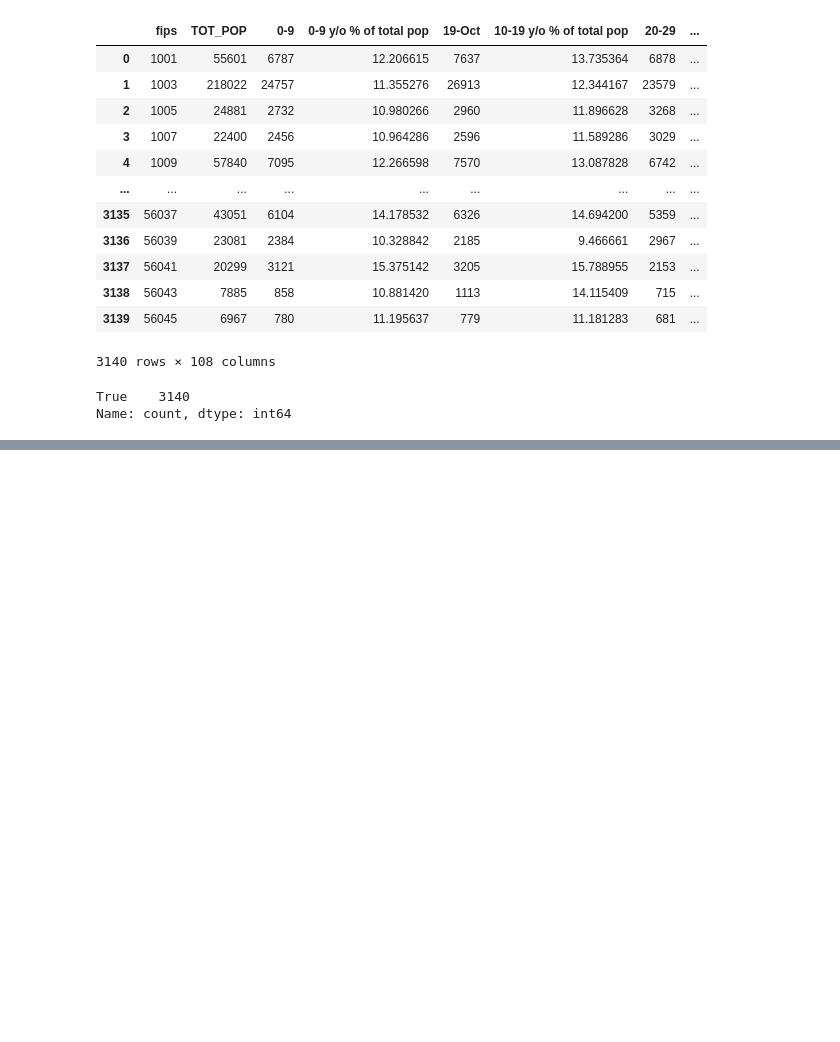
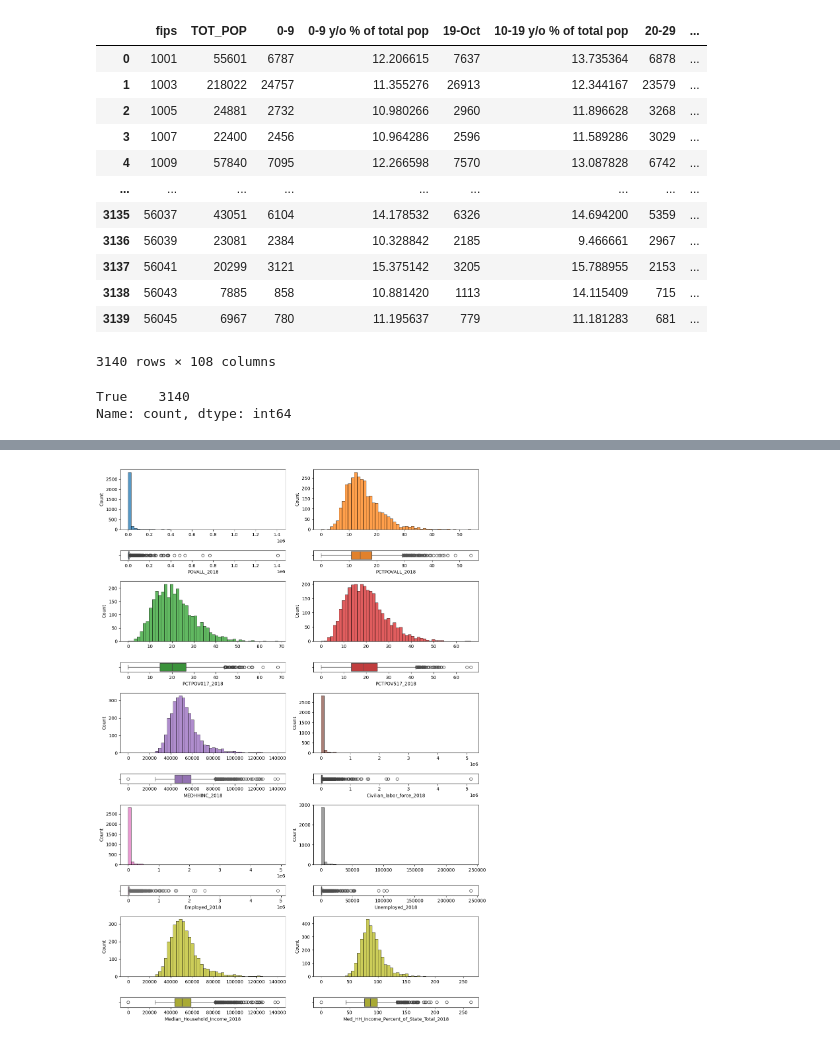
Before and after one commit to 4GeeksAcademy/sergio-roque-regularized-regression, a Jupyter notebook: src/explore.ipynb, the cells around one changed output, grey strips where cells are left out. Saved outputs shown, nothing was run; the diff lists cells and outputs as text; code cells hidden in the pictures; blank space fills up the shorter version.

```diff
--- a/src/explore.ipynb
+++ b/src/explore.ipynb
@@ -148,0 +294,52 @@ memory usage: 1.2 MB
+# %%
+# ANALISIS DE VARIABLES NUMERICAS
+fig, axis = plt.subplots(10, 2, figsize = (12, 17), gridspec_kw={'height_ratios': [6, 1, 6, 1, 6, 1, 6, 1, 6, 1]})
+
+# Crear una figura múltiple con histogramas y diagramas de caja
+# POVALL_2018
+sns.histplot(ax = axis[0, 0], data = data, x = "POVALL_2018", bins=50, color="#1f77b4").set(xlabel = None)
+sns.boxplot(ax = axis[1, 0], data = data, x = "POVALL_2018", color="#1f77b4").set(xlabel = "POVALL_2018")
+
+# PCTPOVALL_2018
+sns.histplot(ax = axis[0, 1], data = data, x = "PCTPOVALL_2018", bins=50, color="#ff7f0e").set(xlabel = None)
+sns.boxplot(ax = axis[1, 1], data = data, x = "PCTPOVALL_2018", color="#ff7f0e").set(xlabel = "PCTPOVALL_2018")
+
+# PCTPOV017_2018
+sns.histplot(ax = axis[2, 0], data = data, x = "PCTPOV017_2018", bins=50, color="#2ca02c").set(xlabel = None)
+sns.boxplot(ax = axis[3, 0], data = data, x = "PCTPOV017_2018", color="#2ca02c").set(xlabel = "PCTPOV017_2018")
+
+# PCTPOV517_2018
+sns.histplot(ax = axis[2, 1], data = data, x = "PCTPOV517_2018", bins=50, color="#d62728").set(xlabel = None)
+sns.boxplot(ax = axis[3, 1], data = data, x = "PCTPOV517_2018", color="#d62728").set(xlabel = "PCTPOV517_2018")
+
+# MEDHHINC_2018
+sns.histplot(ax = axis[4, 0], data = data, x = "MEDHHINC_2018", bins=50, color="#9467bd").set(xlabel = None)
+sns.boxplot(ax = axis[5, 0], data = data, x = "MEDHHINC_2018", color="#9467bd").set(xlabel = "MEDHHINC_2018")
+
+# Civilian_labor_force_2018
+sns.histplot(ax = axis[4, 1], data = data, x = "Civilian_labor_force_2018", bins=50, color="#8c564b").set(xlabel = None)
+sns.boxplot(ax = axis[5, 1], data = data, x = "Civilian_labor_force_2018", color="#8c564b").set(xlabel = "Civilian_labor_force_2018")
+
+# Employed_2018
+sns.histplot(ax = axis[6, 0], data = data, x = "Employed_2018", bins=50, color="#e377c2").set(xlabel = None)
+sns.boxplot(ax = axis[7, 0], data = data, x = "Employed_2018", color="#e377c2").set(xlabel = "Employed_2018")
+
+# Unemployed_2018
+sns.histplot(ax = axis[6, 1], data = data, x = "Unemployed_2018", bins=50, color="#7f7f7f").set(xlabel = None)
+sns.boxplot(ax = axis[7, 1], data = data, x = "Unemployed_2018", color="#7f7f7f").set(xlabel = "Unemployed_2018")
+
+# Median_Household_Income_2018
+sns.histplot(ax = axis[8, 0], data = data, x = "Median_Household_Income_2018", bins=50, color="#bcbd22").set(xlabel = None)
+sns.boxplot(ax = axis[9, 0], data = data, x = "Median_Household_Income_2018", color="#bcbd22").set(xlabel = "Median_Household_Income_2018")
+
+# Med_HH_Income_Percent_of_State_Total_2018
+sns.histplot(ax = axis[8, 1], data = data, x = "Med_HH_Income_Percent_of_State_Total_2018", bins=50, color="#bcbd22").set(xlabel = None)
+sns.boxplot(ax = axis[9, 1], data = data, x = "Med_HH_Income_Percent_of_State_Total_2018", color="#bcbd22").set(xlabel = "Med_HH_Income_Percent_of_State_Total_2018")
+
+# Ajustar el layout
+plt.tight_layout()
+
+# Mostrar el plot
+plt.show()
+# %% [output]
+[figure, added]
```
Also changed, not shown: parts of 13 cells of this notebook.
